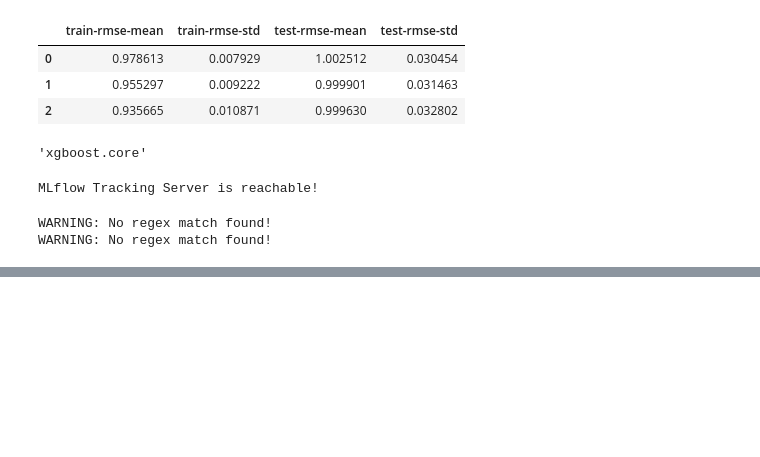
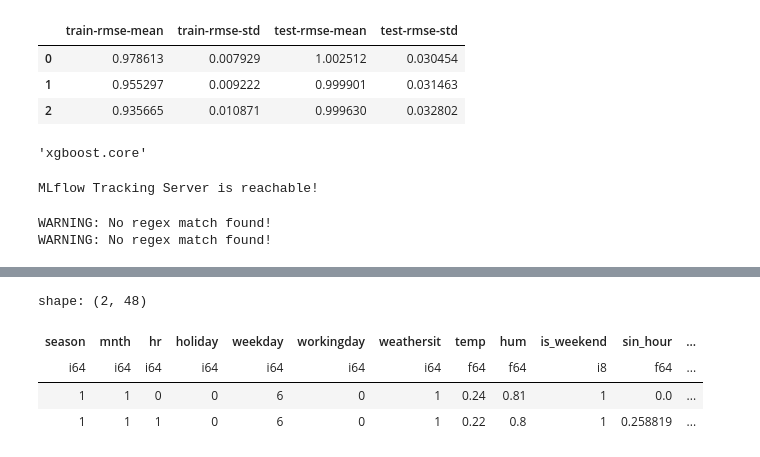
Before and after one commit to chineidu/Bike-Rental-Prediction, a Jupyter notebook: notebooks/00-lab.ipynb, the cells around one changed output, grey strips where cells are left out. Drawn from its saved outputs; the diff is of its cells as text; code cells hidden in the pictures; blank space fills up the shorter version.

```diff
--- a/notebooks/00-lab.ipynb
+++ b/notebooks/00-lab.ipynb
@@ -247,2 +273,12 @@ WARNING: No regex match found!
+# %%
+feat_eng = FeatureEngineer()
+features = feat_eng.create_all_features(data, app_config.feature_config)
+display(features.head(2))
+# %% [output]
+shape: (2, 48)
+| season | mnth | hr | holiday | weekday | workingday | weathersit | temp | hum | is_weekend | sin_hour | ... |
+| i64 | i64 | i64 | i64 | i64 | i64 | i64 | f64 | f64 | i8 | f64 | ... |
+| 1 | 1 | 0 | 0 | 6 | 0 | 1 | 0.24 | 0.81 | 1 | 0.0 | ... |
+| 1 | 1 | 1 | 0 | 6 | 0 | 1 | 0.22 | 0.8 | 1 | 0.258819 | ... |
 # %%
 trainer.train_all_models()
```
Also changed, not shown: parts of 6 cells of this notebook, 15 other files.
